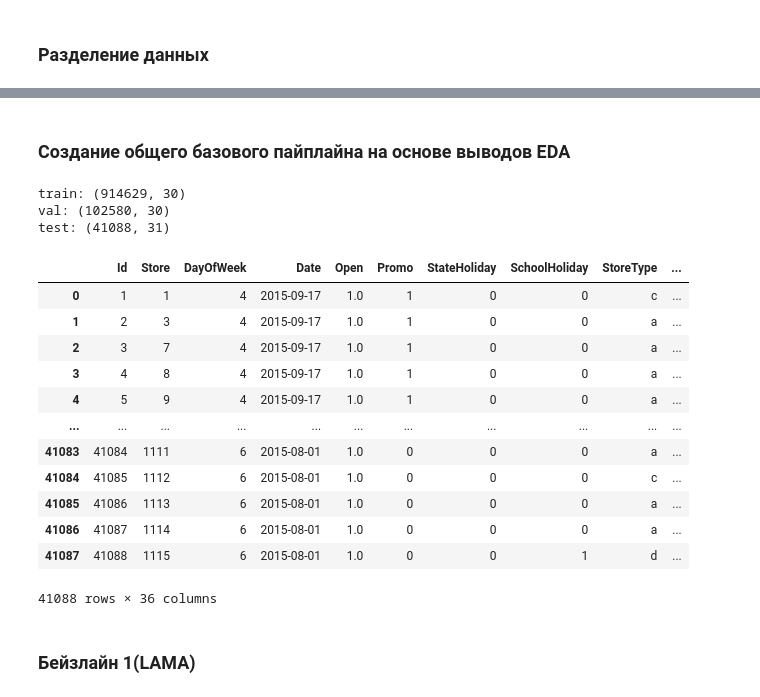
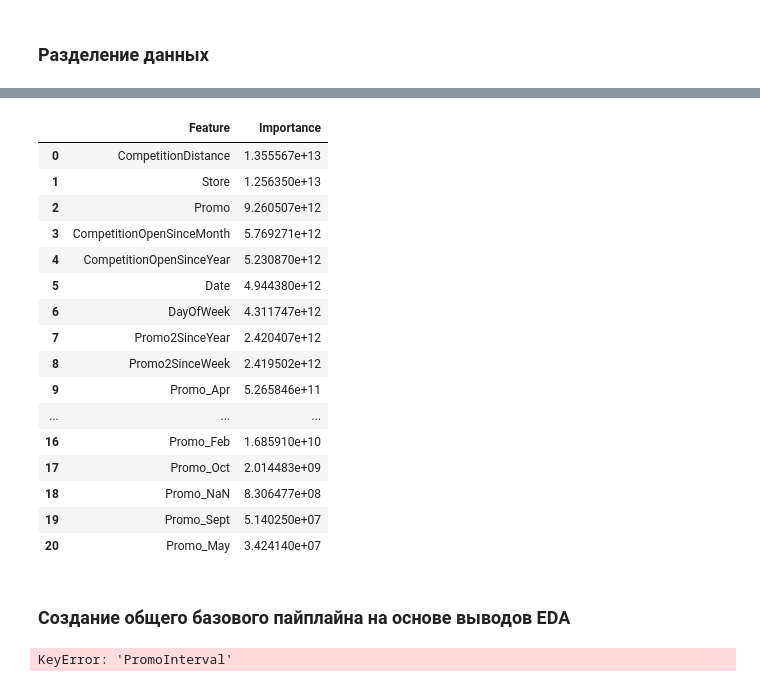
Before and after one commit to WpythonW/AutoML-rossmann, a Jupyter notebook: eda.ipynb, the cells around one changed output, grey strips where cells are left out. Cells and saved outputs as stored; diff of their text form; code cells hidden in the pictures.

```diff
--- a/eda.ipynb
+++ b/eda.ipynb
@@ -1342,3 +1752,25 @@ X_train
+# %%
+lama3_importances = lama3_automl.get_f1eature_scores()
+lama3_importances['Importance'] = lama3_importances['Importance'].apply(lambda x: f'{x:.3e}')
+lama3_importances
+# %% [output]
+|  | Feature | Importance |
+| 0 | CompetitionDistance | 1.355567e+13 |
+| 1 | Store | 1.256350e+13 |
+| 2 | Promo | 9.260507e+12 |
+| 3 | CompetitionOpenSinceMonth | 5.769271e+12 |
+| 4 | CompetitionOpenSinceYear | 5.230870e+12 |
+| 5 | Date | 4.944380e+12 |
+| 6 | DayOfWeek | 4.311747e+12 |
+| 7 | Promo2SinceYear | 2.420407e+12 |
+| 8 | Promo2SinceWeek | 2.419502e+12 |
+| 9 | Promo_Apr | 5.265846e+11 |
+| ... | ... | ... |
+| 16 | Promo_Feb | 1.685910e+10 |
+| 17 | Promo_Oct | 2.014483e+09 |
+| 18 | Promo_NaN | 8.306477e+08 |
+| 19 | Promo_Sept | 5.140250e+07 |
+| 20 | Promo_May | 3.424140e+07 |
 # %% [markdown]
 ### Создание общего базового пайплайна на основе выводов EDA
 # %%
@@ -1474,9 +1906,21 @@ class ColumnDropper(BaseEstimator, TransformerMixin):
         X = X.copy()
         return X.drop(columns=self.cols, errors='ignore')
 
+
+# object_features = X_train_transformed.dtypes[X_train_transformed.dtypes == 'object'].keys()
+# X_train_transformed[object_features].nunique()
+# StateHoliday     4
+# StoreType        4
+# Assortment       3
+# PromoDow        12
+# TypeAssort       9
+# TypeDoW         27
+# dtype: int64
+
 # колонки для дропа
 drop_cols = ['PromoInterval', 'CompetitionOpenSinceMonth',
-             'CompetitionOpenSinceYear', 'Promo2SinceWeek', 'Promo2SinceYear']
+             'CompetitionOpenSinceYear', 'Promo2SinceWeek', 'Promo2SinceYear', 'Open', 'Date']
+             #'StateHoliday', 'StoreType', 'Assortment', 'PromoDow', 'TypeAssort', 'TypeDoW']
 
 # колонки для скейлинга
 scale_cols = ['CompetitionDistance', 'CompetitionOpen', 'StoreDowMean',
@@ -1494,36 +1938,16 @@ pipeline = Pipeline([
 
 X_train_transformed = pipeline.fit_transform(X_train)
 X_val_transformed = pipeline.transform(X_val)
-X_test_transformed = pipeline.transform(X_test)
-
-assert set(X_train_transformed.columns).issubset(set(X_test_transformed.columns)), \
-    f"Columns in X_train_transformed not found in X_test_transformed: {set(X_train_transformed.columns) - set(X_test_transformed.columns)}"
+#X_test_transformed = pipeline.transform(X_test)
 
 assert set(X_train_transformed.columns).issubset(set(X_val_transformed.columns)), \
-    f"Columns in X_train_transformed not found in X_test_transformed: {set(X_train_transformed.columns) - set(X_val_transformed.columns)}"
+    f"Columns in X_train_transformed not found in X_val_transformed: {set(X_train_transformed.columns) - set(X_val_transformed.columns)}"
+
+# assert set(X_train_transformed.columns).issubset(set(X_test_transformed.columns)), \
+#     f"Columns in X_train_transformed not found in X_test_transformed: {set(X_train_transformed.columns) - set(X_test_transformed.columns)}"
 
 print(f"train: {X_train_transformed.shape}")
 print(f"val: {X_val_transformed.shape}")
-print(f"test: {X_test_transformed.shape}")
+#print(f"test: {X_test_transformed.shape}")
 # %% [output]
-train: (914629, 30)
-val: (102580, 30)
-test: (41088, 31)
+KeyError: 'PromoInterval'
-# %%
-X_test_transformed
-# %% [output]
-|  | Id | Store | DayOfWeek | Date | Open | Promo | StateHoliday | SchoolHoliday | StoreType | ... |
-| 0 | 1 | 1 | 4 | 2015-09-17 | 1.0 | 1 | 0 | 0 | c | ... |
-| 1 | 2 | 3 | 4 | 2015-09-17 | 1.0 | 1 | 0 | 0 | a | ... |
-| 2 | 3 | 7 | 4 | 2015-09-17 | 1.0 | 1 | 0 | 0 | a | ... |
-| 3 | 4 | 8 | 4 | 2015-09-17 | 1.0 | 1 | 0 | 0 | a | ... |
-| 4 | 5 | 9 | 4 | 2015-09-17 | 1.0 | 1 | 0 | 0 | a | ... |
-| ... | ... | ... | ... | ... | ... | ... | ... | ... | ... | ... |
-| 41083 | 41084 | 1111 | 6 | 2015-08-01 | 1.0 | 0 | 0 | 0 | a | ... |
-| 41084 | 41085 | 1112 | 6 | 2015-08-01 | 1.0 | 0 | 0 | 0 | c | ... |
-| 41085 | 41086 | 1113 | 6 | 2015-08-01 | 1.0 | 0 | 0 | 0 | a | ... |
-| 41086 | 41087 | 1114 | 6 | 2015-08-01 | 1.0 | 0 | 0 | 0 | a | ... |
-| 41087 | 41088 | 1115 | 6 | 2015-08-01 | 1.0 | 0 | 0 | 1 | d | ... |
-41088 rows × 36 columns
-# %% [markdown]
-### Бейзлайн 1(LAMA)
```
Also changed, not shown: parts of 32 cells of this notebook, 4 other files.
